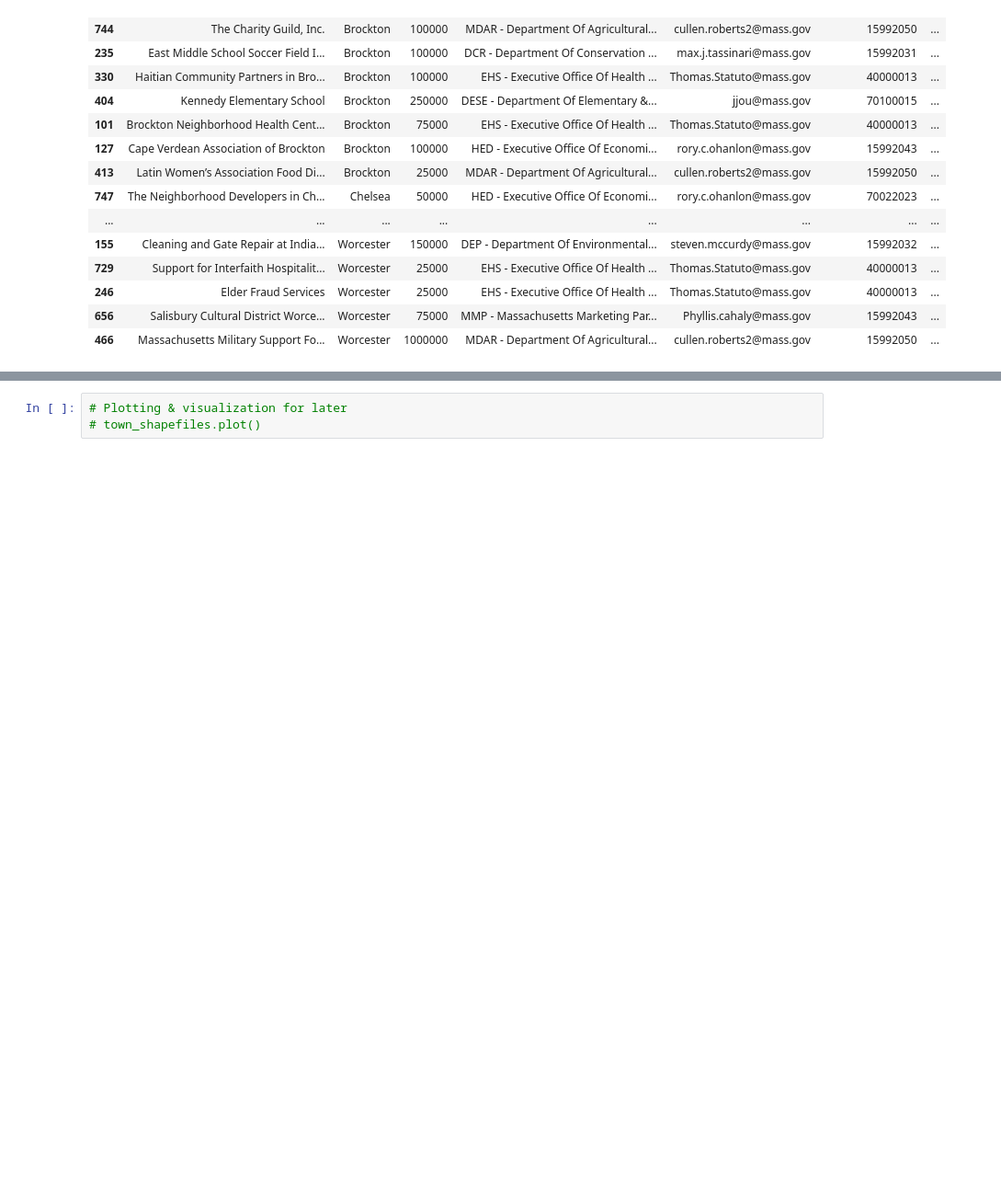
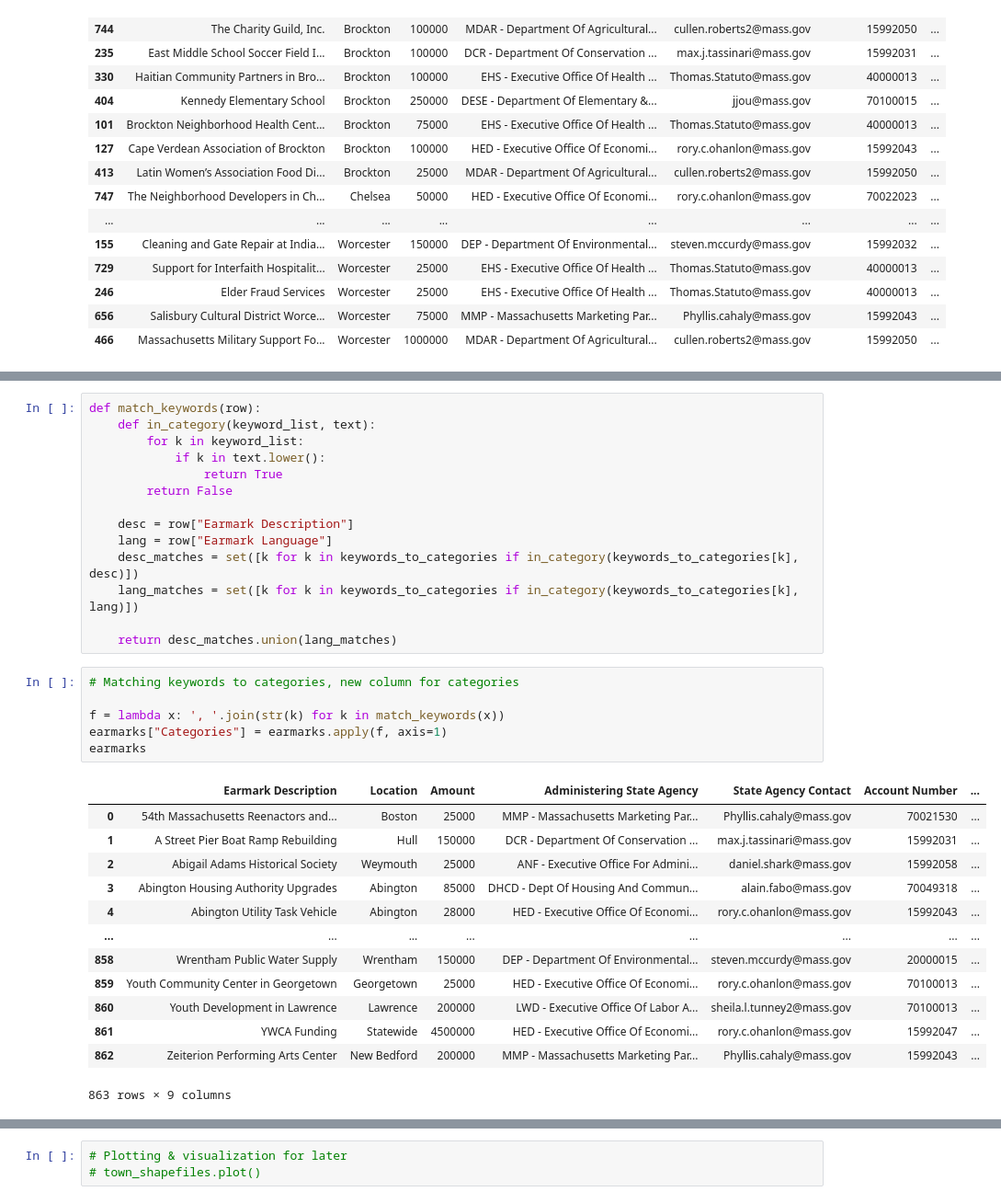
Before and after one commit to specificlanguage/gbh_earmarks, a Jupyter notebook: earmark_analysis.ipynb, the cells around one changed output, grey strips where cells are left out. Shown: that part at 92% size. Drawn from its saved outputs; the diff is of its cells as text; blank space fills up the shorter version.

```diff
--- a/earmark_analysis.ipynb
+++ b/earmark_analysis.ipynb
@@ -193,0 +251,34 @@ rl_projects
+# %%
+def match_keywords(row):
+    def in_category(keyword_list, text):
+        for k in keyword_list:
+            if k in text.lower():
+                return True
+        return False
+
+    desc = row["Earmark Description"]
+    lang = row["Earmark Language"]
+    desc_matches = set([k for k in keywords_to_categories if in_category(keywords_to_categories[k], desc)])
+    lang_matches = set([k for k in keywords_to_categories if in_category(keywords_to_categories[k], lang)])
+
+    return desc_matches.union(lang_matches)
+# %%
+# Matching keywords to categories, new column for categories
+
+f = lambda x: ', '.join(str(k) for k in match_keywords(x))
+earmarks["Categories"] = earmarks.apply(f, axis=1)
+earmarks
+# %% [output]
+|  | Earmark Description | Location | Amount | Administering State Agency | State Agency Contact | Account Number | ... |
+| 0 | 54th Massachusetts Reenactors and... | Boston | 25000 | MMP - Massachusetts Marketing Par... | Phyllis.cahaly@mass.gov | 70021530 | ... |
+| 1 | A Street Pier Boat Ramp Rebuilding | Hull | 150000 | DCR - Department Of Conservation ... | max.j.tassinari@mass.gov | 15992031 | ... |
+| 2 | Abigail Adams Historical Society | Weymouth | 25000 | ANF - Executive Office For Admini... | daniel.shark@mass.gov | 15992058 | ... |
+| 3 | Abington Housing Authority Upgrades | Abington | 85000 | DHCD - Dept Of Housing And Commun... | alain.fabo@mass.gov | 70049318 | ... |
+| 4 | Abington Utility Task Vehicle | Abington | 28000 | HED - Executive Office Of Economi... | rory.c.ohanlon@mass.gov | 15992043 | ... |
+| ... | ... | ... | ... | ... | ... | ... | ... |
+| 858 | Wrentham Public Water Supply | Wrentham | 150000 | DEP - Department Of Environmental... | steven.mccurdy@mass.gov | 20000015 | ... |
+| 859 | Youth Community Center in Georgetown | Georgetown | 25000 | HED - Executive Office Of Economi... | rory.c.ohanlon@mass.gov | 70100013 | ... |
+| 860 | Youth Development in Lawrence | Lawrence | 200000 | LWD - Executive Office Of Labor A... | sheila.l.tunney2@mass.gov | 70100013 | ... |
+| 861 | YWCA Funding | Statewide | 4500000 | HED - Executive Office Of Economi... | rory.c.ohanlon@mass.gov | 15992047 | ... |
+| 862 | Zeiterion Performing Arts Center | New Bedford | 200000 | MMP - Massachusetts Marketing Par... | Phyllis.cahaly@mass.gov | 15992043 | ... |
+863 rows × 9 columns
```
Also changed, not shown: parts of 15 cells of this notebook, 2 other files.
